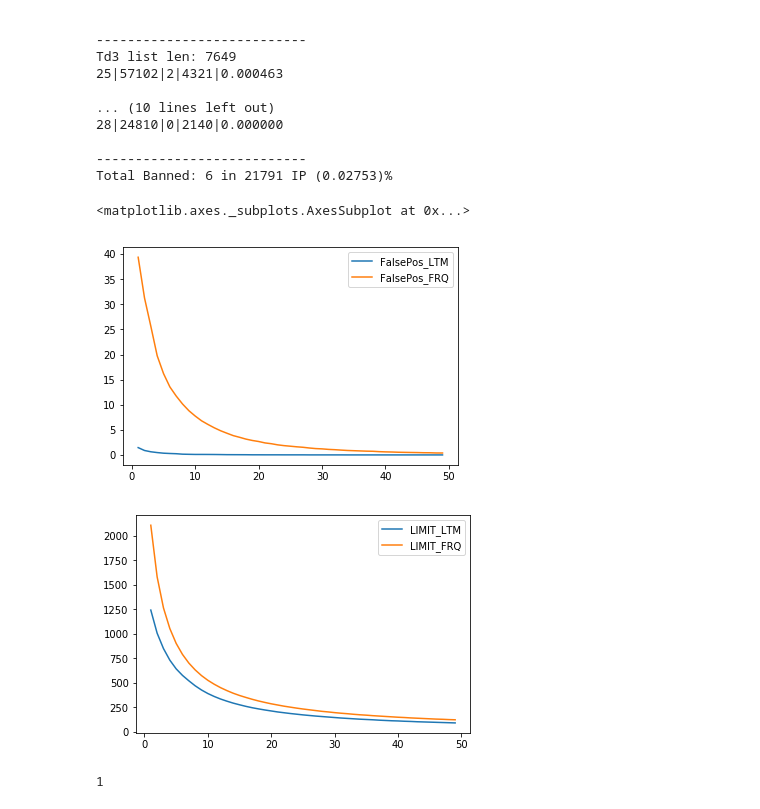
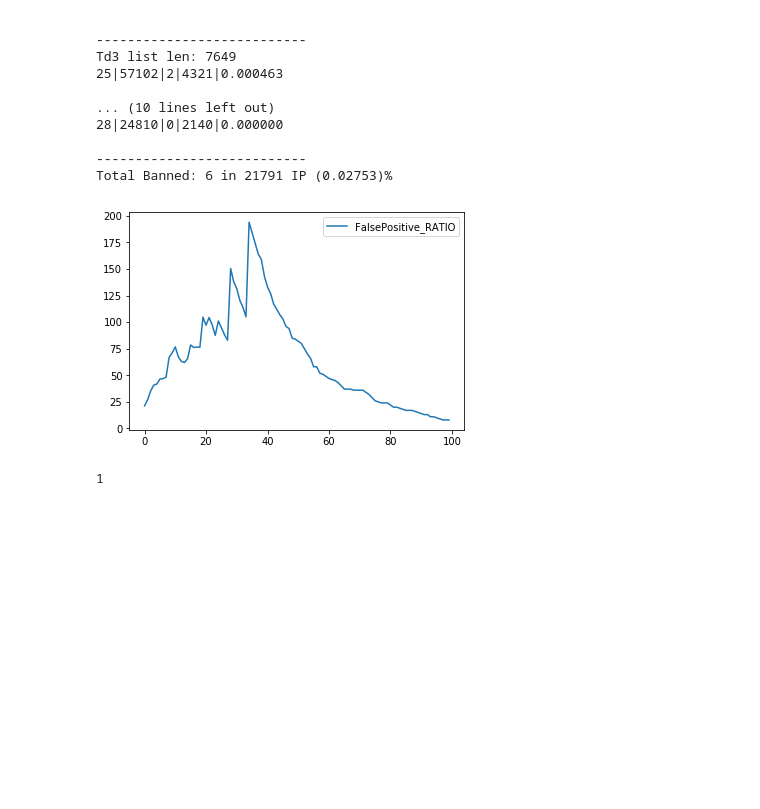
Before and after one commit to diemori/anti-crawler, a Jupyter notebook: 20_Experiments/Exmperiment_20180213.ipynb, the cells around one changed output. Cells and saved outputs as stored; diff of their text form; code cells hidden in the pictures; blank space fills up the shorter version.

Commit message:
1. add comparing figures 2. removed temp files

```diff
--- a/20_Experiments/Exmperiment_20180213.ipynb
+++ b/20_Experiments/Exmperiment_20180213.ipynb
@@ -347,25 +347,30 @@ Td3 list len: 7649
 ---------------------------
 Total Banned: 6 in 21791 IP (0.02753)%
 # %%
+from_sort = 10
+end_sort = 100
+
 df_ltm_fp = pd.read_csv('ltm_fp_test.csv', sep='|', encoding='utf-8')
 df_frq_fp = pd.read_csv('frq_fp_test.csv', sep='|', encoding='utf-8')
 
 df_compare_fp = pd.merge(df_ltm_fp, df_frq_fp, left_on='TD', suffixes=('_LTM', '_FRQ'), right_on='TD')
 
 df_ltm_limit = pd.read_csv('ltm_detect_limit.csv', sep='|', encoding='utf-8')
 df_frq_limit = pd.read_csv('frq_detect_limit.csv', sep='|', encoding='utf-8')
 
 df_compare_limit = pd.merge(df_ltm_limit, df_frq_limit, left_on='TD', suffixes=('_LTM', '_FRQ'), right_on='TD')
 
 df_compare = pd.merge(df_compare_fp, df_compare_limit, left_on='TD', suffixes=('_FP', '_LIMIT'), right_on='TD')
 
-df_compare[['FalsePos_LTM', 'FalsePos_FRQ']][1:50].plot()
-df_compare[['LIMIT_LTM', 'LIMIT_FRQ']][1:50].plot()
-# df_compare
+df_compare['FalsePositive_RATIO'] = df_compare['FalsePos_FRQ'] / df_compare['FalsePos_LTM']
+
+# df_compare[['FalsePos_LTM', 'FalsePos_FRQ']][from_sort:end_sort // 2].plot()
+# df_compare[['FalsePos_LTM', 'FalsePos_FRQ']][end_sort // 2:end_sort].plot()
+# df_compare[['LIMIT_LTM', 'LIMIT_FRQ']][from_sort:end_sort].plot()
+df_compare['FalsePositive_RATIO'].plot(legend=True)
+df_compare.to_csv("ltm_frq_comp.csv", encoding='utf-8')
 # %% [output]
-<matplotlib.axes._subplots.AxesSubplot at 0x...>
-[figure, old version]
+[figure, new version]
-[figure, removed]
 # %%
 # 전체 차단 IP
 banned_list = list(set(banned_list))
```
Also changed, not shown: 8 other files.
